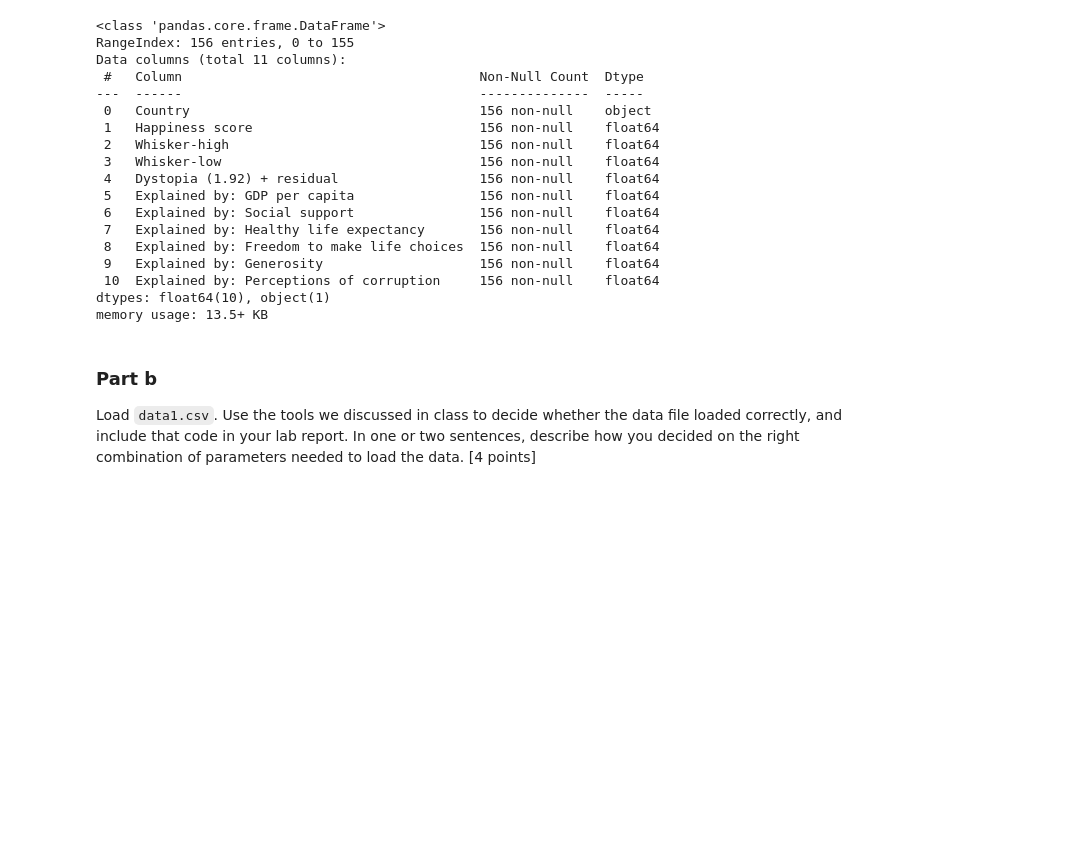
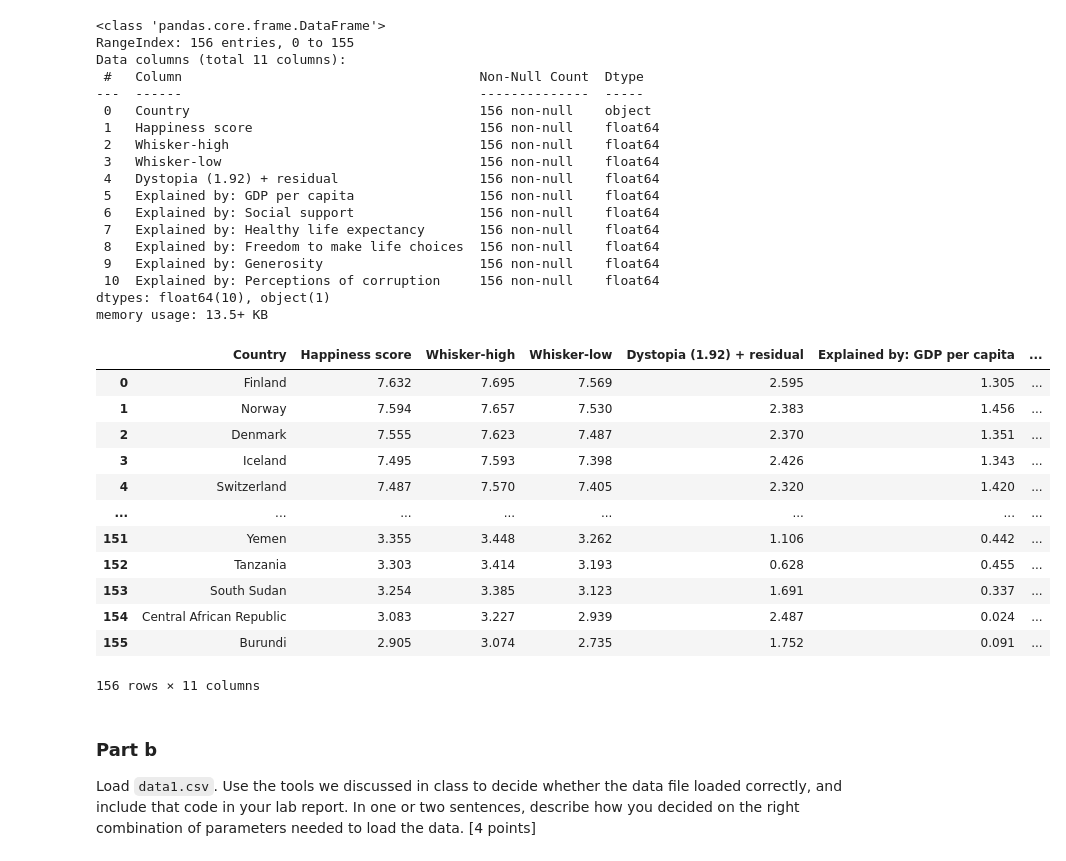
Before and after one commit to rde6mn/DS6001-lab2, a Jupyter notebook: labassignment2.ipynb, the cells around one changed output. Cells and saved outputs as stored; diff of their text form; code cells hidden in the pictures; blank space fills up the shorter version.

```diff
--- a/labassignment2.ipynb
+++ b/labassignment2.ipynb
@@ -53,3 +51,19 @@ df
+# %%
+df_clean
+# %% [output]
+|  | Country | Happiness score | Whisker-high | Whisker-low | Dystopia (1.92) + residual | Explained by: GDP per capita | ... |
+| 0 | Finland | 7.632 | 7.695 | 7.569 | 2.595 | 1.305 | ... |
+| 1 | Norway | 7.594 | 7.657 | 7.530 | 2.383 | 1.456 | ... |
+| 2 | Denmark | 7.555 | 7.623 | 7.487 | 2.370 | 1.351 | ... |
+| 3 | Iceland | 7.495 | 7.593 | 7.398 | 2.426 | 1.343 | ... |
+| 4 | Switzerland | 7.487 | 7.570 | 7.405 | 2.320 | 1.420 | ... |
+| ... | ... | ... | ... | ... | ... | ... | ... |
+| 151 | Yemen | 3.355 | 3.448 | 3.262 | 1.106 | 0.442 | ... |
+| 152 | Tanzania | 3.303 | 3.414 | 3.193 | 0.628 | 0.455 | ... |
+| 153 | South Sudan | 3.254 | 3.385 | 3.123 | 1.691 | 0.337 | ... |
+| 154 | Central African Republic | 3.083 | 3.227 | 2.939 | 2.487 | 0.024 | ... |
+| 155 | Burundi | 2.905 | 3.074 | 2.735 | 1.752 | 0.091 | ... |
+156 rows × 11 columns
 # %% [markdown]
 ### Part b
 Load `data1.csv`. Use the tools we discussed in class to decide whether the data file loaded correctly, and include that code in your lab report. In one or two sentences, describe how you decided on the right combination of parameters needed to load the data. [4 points]
```
Also changed, not shown: parts of 10 cells of this notebook.
